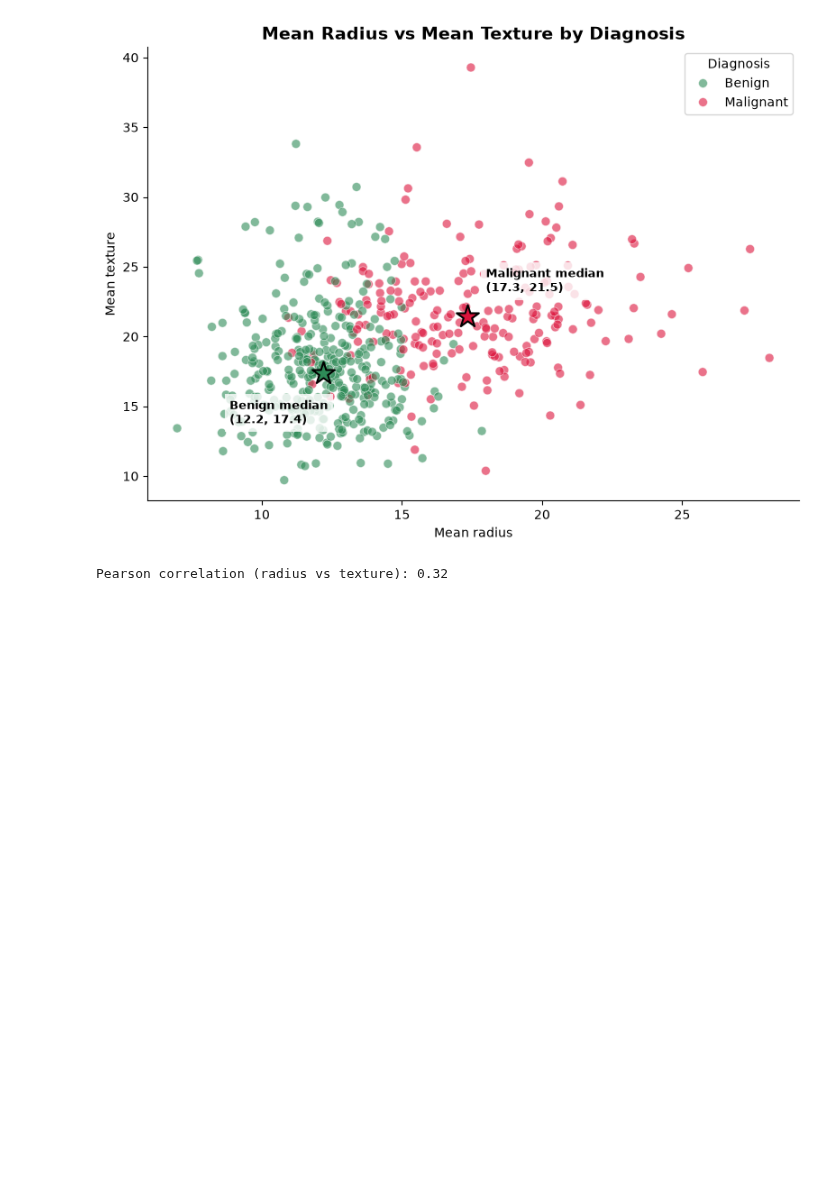
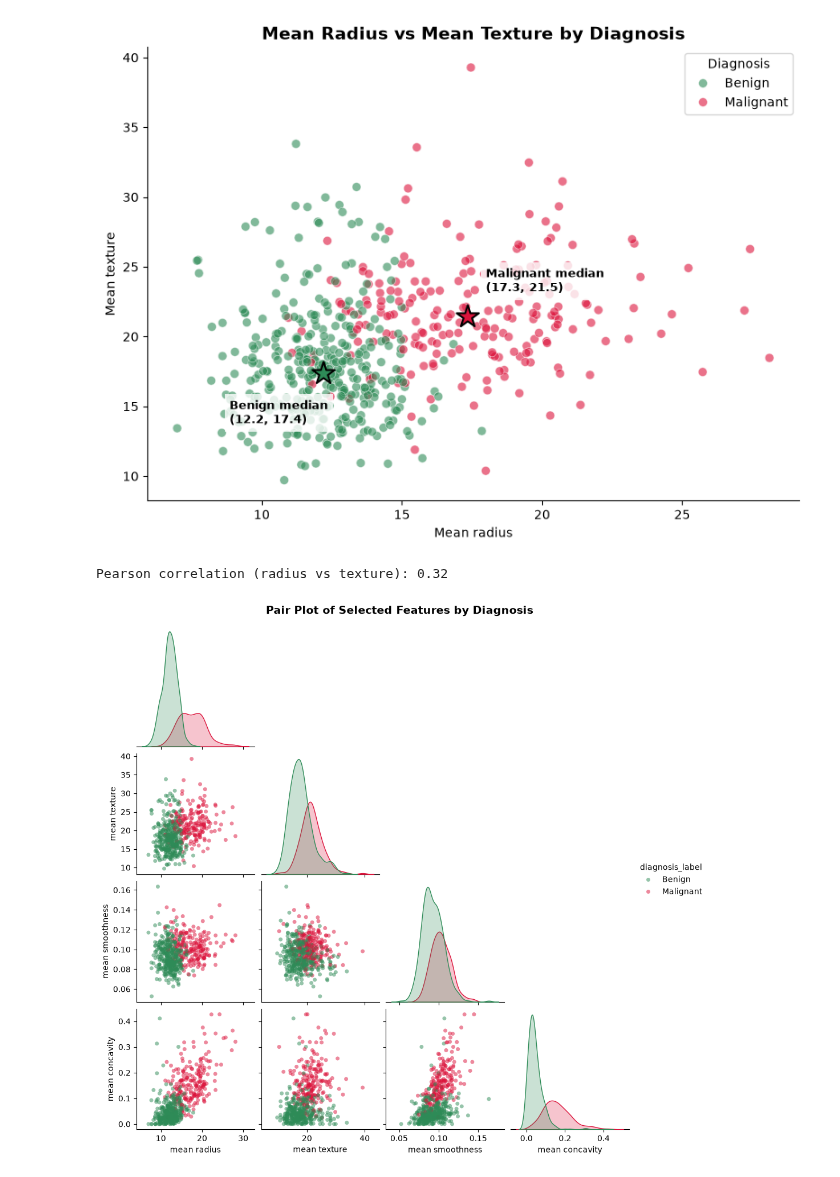
Before and after one commit to ItsUgesh/data-visualization, a Jupyter notebook: lesson-3.ipynb, the cells around one changed output. Drawn from its saved outputs; the diff is of its cells as text; code cells hidden in the pictures; blank space fills up the shorter version.

Commit message:
Add pair plot of selected features by diagnosis
- Selected four features covering size, texture, smoothness and shape
- Used a corner layout with KDE diagonals to avoid redundant panels
- Coloured all panels by diagnosis to show class separation
- Documented the feature choice and analysis in code comments

```diff
--- a/lesson-3.ipynb
+++ b/lesson-3.ipynb
@@ -228,3 +228,34 @@ print(f"Pearson correlation (radius vs texture): {r:.2f}")
 # %% [output]
 [figure]
 Pearson correlation (radius vs texture): 0.32
+# %%
+# ------------------------------------------------------------
+# PAIR PLOT: selected features
+# WHY THIS GRAPH: A pair plot shows every pairwise relationship at once, so it
+# is the fastest way to find which feature combinations separate the classes.
+# The diagonal shows each feature's own distribution (KDE).
+# WHY THESE FEATURES: Plotting all 30 would be unreadable (900 panels).
+# I picked four that describe different properties: size (radius),
+# texture, smoothness and shape irregularity (concavity).
+# corner=True drops the mirrored upper triangle to keep it clean.
+# ------------------------------------------------------------
+selected = ['mean radius', 'mean texture', 'mean smoothness', 'mean concavity']
+
+g = sns.pairplot(df, vars=selected, hue='diagnosis_label',
+                 hue_order=['Benign', 'Malignant'], palette=palette,
+                 diag_kind='kde', corner=True, height=2.4,
+                 plot_kws={'alpha': 0.5, 's': 25, 'edgecolor': 'none'})
+g.figure.suptitle('Pair Plot of Selected Features by Diagnosis',
+                  fontsize=14, fontweight='bold', y=1.02)
+plt.show()
+
+# ANALYSIS:
+# - On the diagonal, radius and concavity show clearly shifted distributions
+#   for malignant vs benign, so they are the most discriminative features.
+# - Smoothness and texture overlap strongly, so they separate classes less.
+# - The radius-concavity panel shows a positive trend: larger tumours also
+#   tend to be more irregular in shape.
+# - Panels with two separated clusters suggest a simple classifier
+#   (e.g. logistic regression) should perform well.
+# %% [output]
+[figure, added]
```
